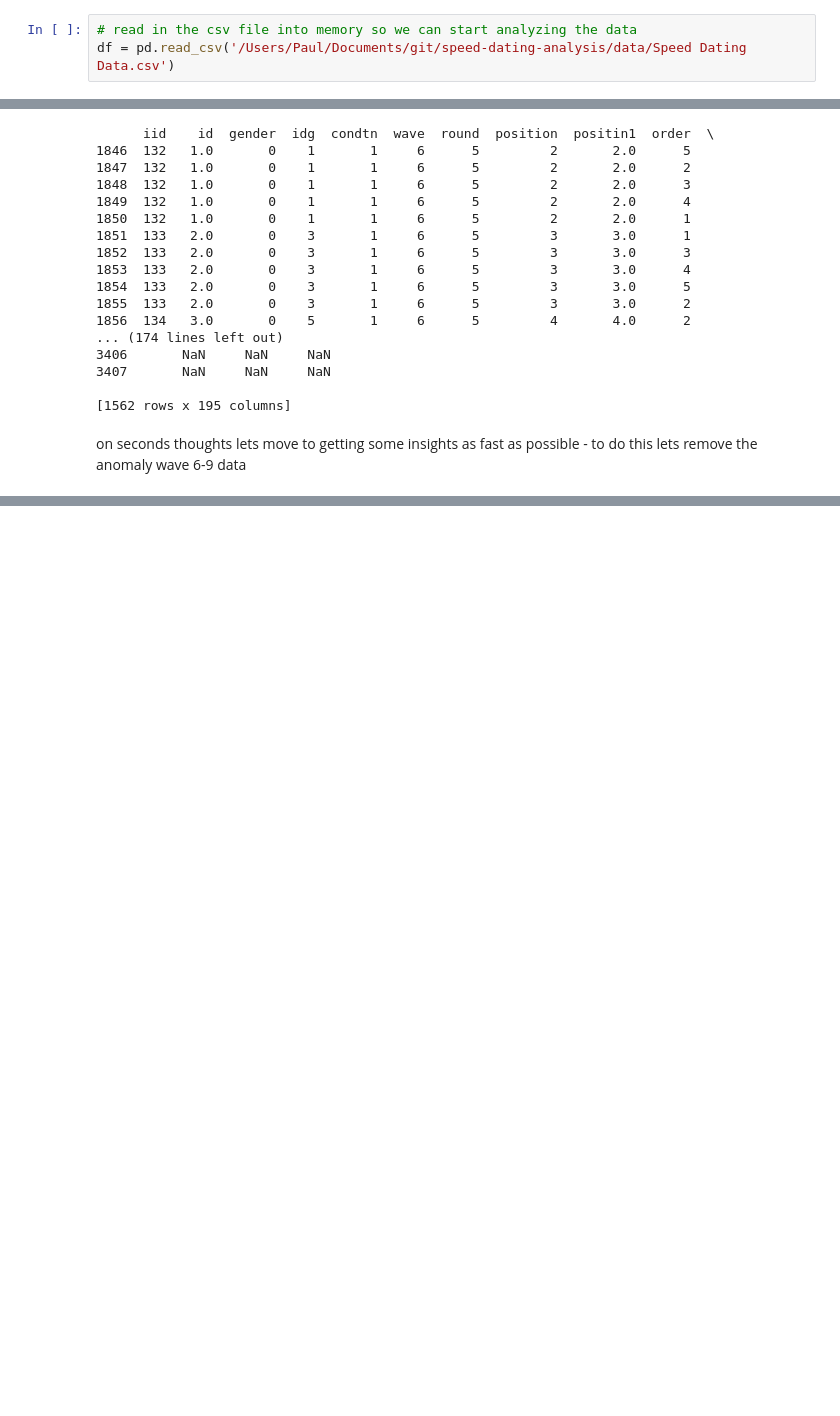
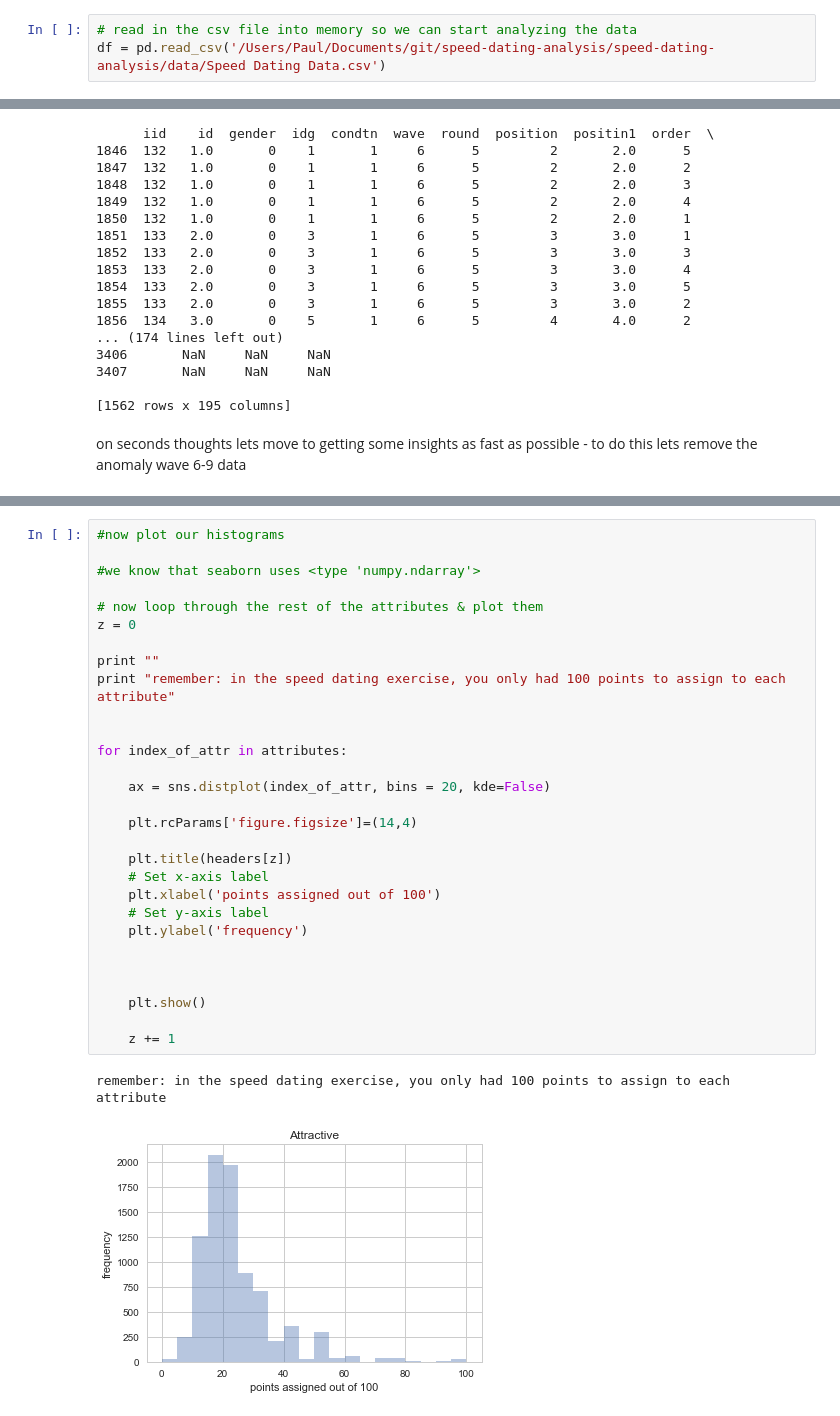
Before and after one commit to whathelll/speed-dating-analysis, a Jupyter notebook: paul/pauls speed dataing analysis.ipynb, the cells around one changed output, grey strips where cells are left out. Cells and saved outputs as stored; diff of their text form; blank space fills up the shorter version.

Commit message:
update to pauls speed dataing analysis

```diff
--- a/paul/pauls speed dataing analysis.ipynb
+++ b/paul/pauls speed dataing analysis.ipynb
@@ -75,7 +78,7 @@ import matplotlib.pyplot as plt # module for plotting
 first we need to import the relevant data, make sense of it (via the key document) & then clean relevant sections (columns (features)), (rows) etc
 # %%
 # read in the csv file into memory so we can start analyzing the data
-df = pd.read_csv('/Users/Paul/Documents/git/speed-dating-analysis/data/Speed Dating Data.csv')
+df = pd.read_csv('/Users/Paul/Documents/git/speed-dating-analysis/speed-dating-analysis/data/Speed Dating Data.csv')
 # %%
 df.head
 # %% [output]
@@ -181,0 +324,32 @@ ok I am too tired for this, will try again in the morning
+# %%
+#now plot our histograms
+
+#we know that seaborn uses <type 'numpy.ndarray'>
+
+# now loop through the rest of the attributes & plot them
+z = 0
+
+print ""
+print "remember: in the speed dating exercise, you only had 100 points to assign to each attribute"
+
+
+for index_of_attr in attributes:
+
+    ax = sns.distplot(index_of_attr, bins = 20, kde=False)
+
+    plt.rcParams['figure.figsize']=(14,4)
+
+    plt.title(headers[z])
+    # Set x-axis label
+    plt.xlabel('points assigned out of 100')
+    # Set y-axis label
+    plt.ylabel('frequency')
+
+
+
+    plt.show()
+
+    z += 1
+# %% [output]
+remember: in the speed dating exercise, you only had 100 points to assign to each attribute
+[figure, added]
```
Also changed, not shown: parts of 36 cells of this notebook, 3 other files.
